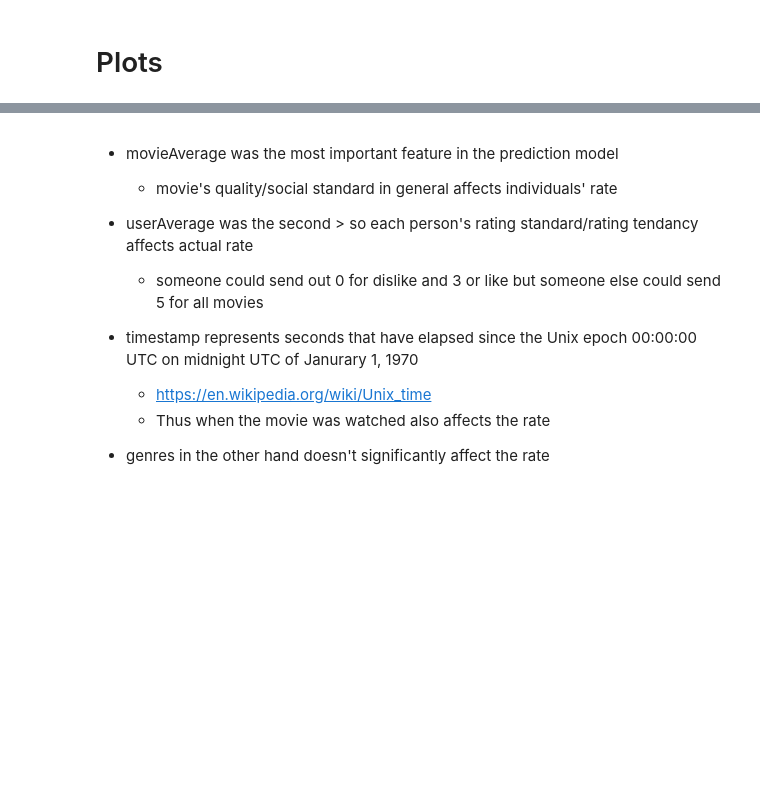
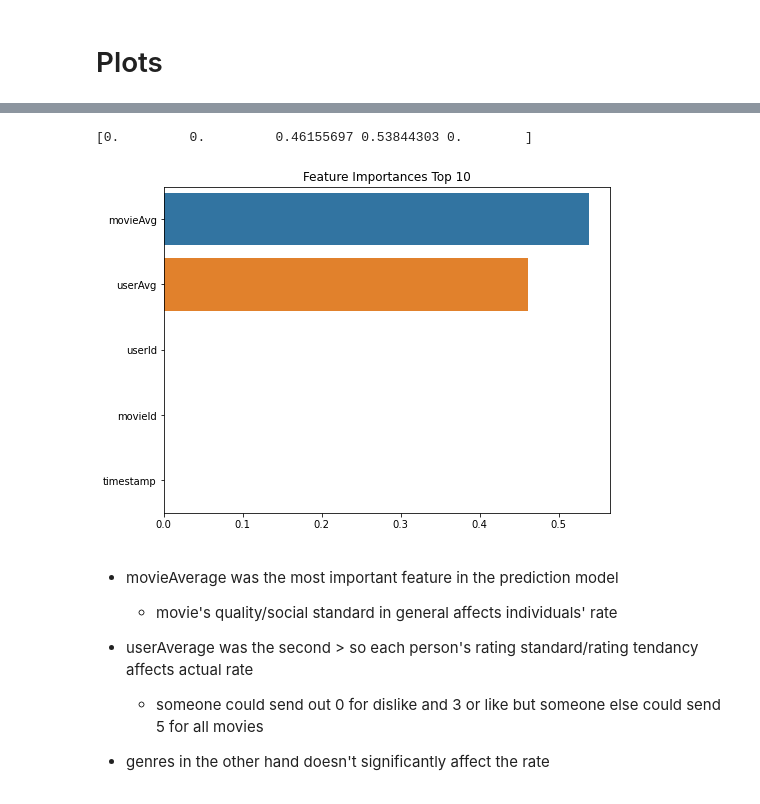
Before and after one commit to speters217/Movie_Recommendation, a Jupyter notebook: project.ipynb, the cells around one changed output, grey strips where cells are left out. Saved outputs shown, nothing was run; the diff lists cells and outputs as text; code cells hidden in the pictures; blank space fills up the shorter version.

```diff
--- a/project.ipynb
+++ b/project.ipynb
@@ -735,11 +783,21 @@ plt.show()
+# %%
+tree_estimator = best_tree.feature_importances_
+print(tree_estimator)
+feature_importance_values = tree_estimator
+feature_importances = pd.Series(feature_importance_values, index=training_test[use_cols].columns) # x train's column values
+feature_top20 = feature_importances.sort_values(ascending=False)[:10]
+
+plt.figure(figsize=[8, 6])
+plt.title('Feature Importances Top 10')
+sns.barplot(x=feature_top20, y=feature_top20.index)
+plt.show()
+# %% [output]
+[0.         0.         0.46155697 0.53844303 0.        ]
+[figure, added]
 # %% [markdown]
 - movieAverage was the most important feature in the prediction model
     - movie's quality/social standard in general affects individuals' rate
 - userAverage was the second > so each person's rating standard/rating tendancy affects actual rate
     - someone could send out 0 for dislike and 3 or like but someone else could send 5 for all movies
 
-- timestamp represents seconds that have elapsed since the Unix epoch 00:00:00 UTC on midnight UTC of Janurary 1, 1970
-    - https://en.wikipedia.org/wiki/Unix_time
-    - Thus when the movie was watched also affects the rate
-
 - genres in the other hand doesn't significantly affect the rate
```
Also changed, not shown: parts of 26 cells of this notebook, 9 other files.
